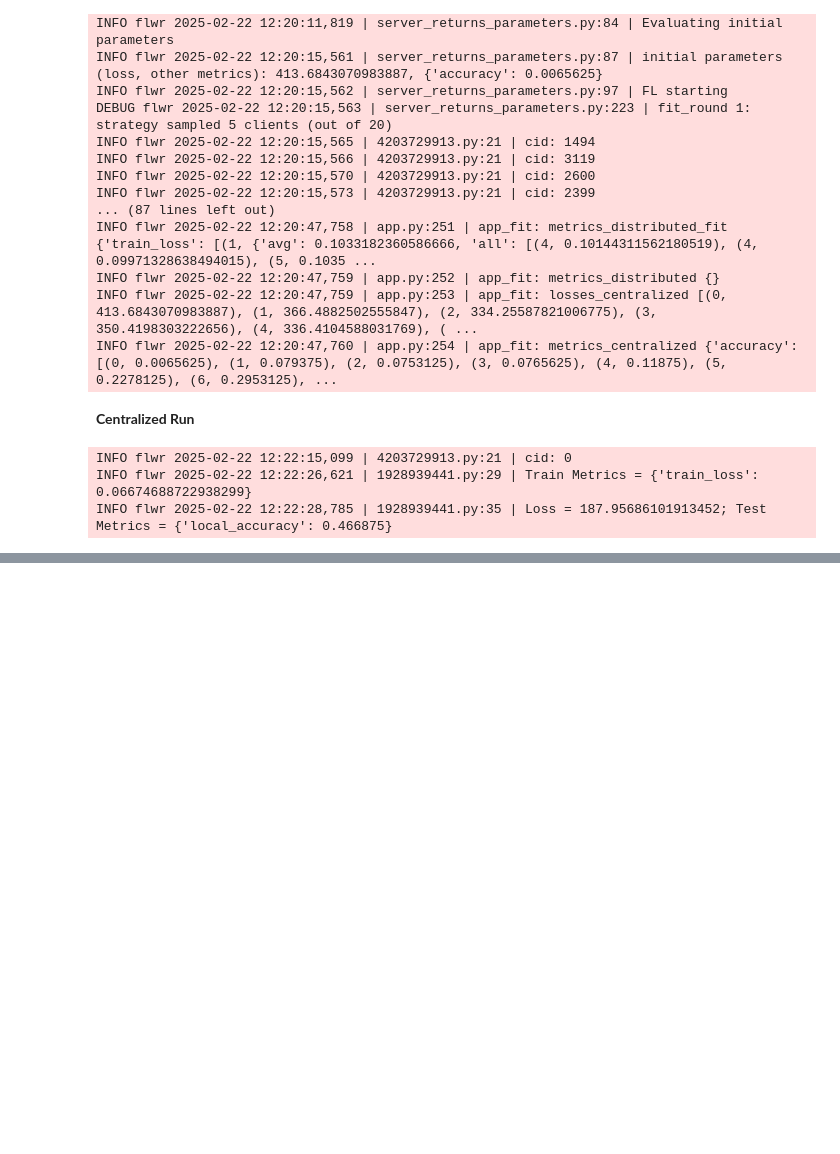
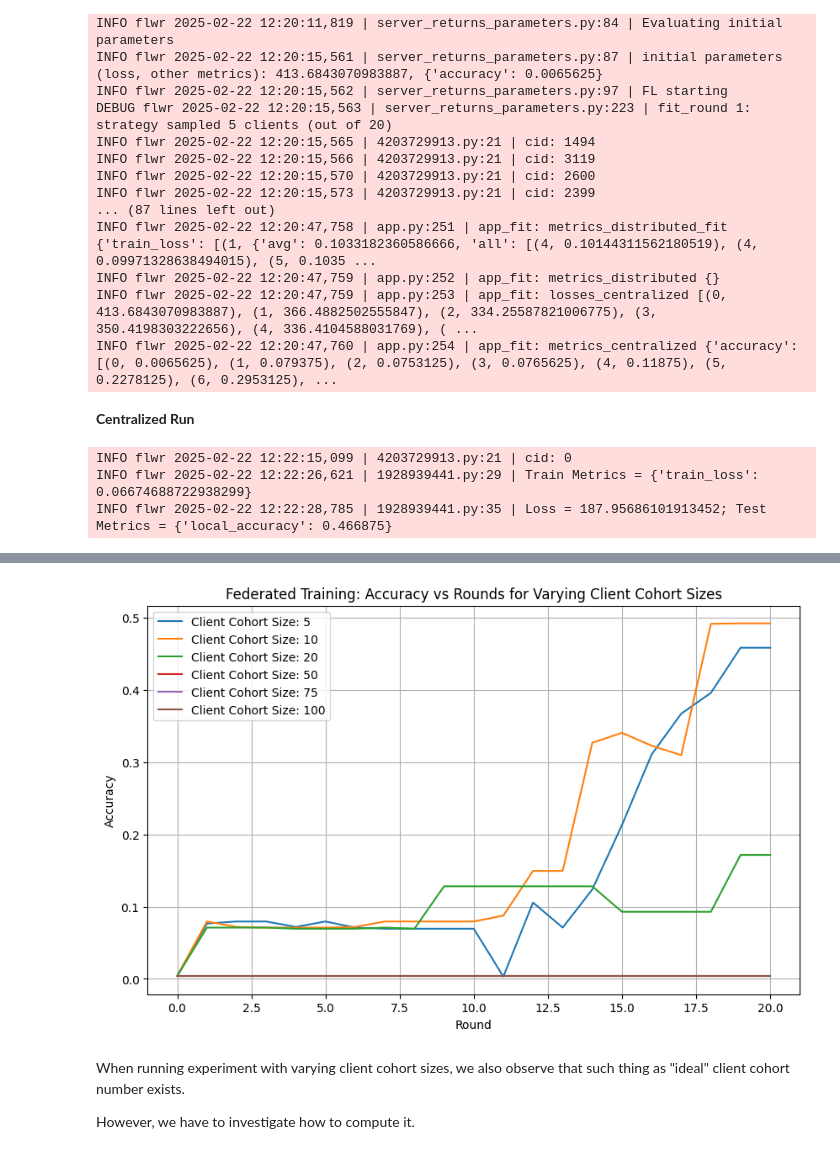
Before and after one commit to Lourencom/L361-FL-project, a Jupyter notebook: new.ipynb, the cells around one changed output, grey strips where cells are left out. Cells and saved outputs as stored; diff of their text form; code cells hidden in the pictures; blank space fills up the shorter version.

```diff
--- a/new.ipynb
+++ b/new.ipynb
@@ -668,0 +911,27 @@ INFO flwr 2025-02-22 12:22:28,785 | 1928939441.py:35 | Loss = 187.95686101913452
+# %%
+cohort_sizes = [5, 10, 20, 50, 75, 100]
+total_cohort_results = []
+
+for cohort_size in cohort_sizes:
+
+    parameters_for_each_round, hist = run_simulation(
+        num_rounds = num_rounds,
+        num_total_clients = num_total_clients,
+        num_clients_per_round = cohort_size,
+        num_evaluate_clients = num_evaluate_clients,
+        min_available_clients = num_total_clients,
+        min_fit_clients = cohort_size,
+        min_evaluate_clients = num_evaluate_clients,
+        evaluate_fn = federated_evaluation_function,
+        on_fit_config_fn = lambda _: train_cfg,
+        on_evaluate_config_fn = lambda _: test_cfg,
+        initial_parameters = initial_parameters,
+        fit_metrics_aggregation_fn = aggregate_weighted_average,
+        evaluate_metrics_aggregation_fn = aggregate_weighted_average,
+        federated_client_generator = federated_client_generator,
+        server_learning_rate=server_learning_rate,
+        server_momentum=server_momentum,
+        accept_failures=accept_failures,
+        )
+
+    total_cohort_results.append((cohort_size, parameters_for_each_round, hist))
@@ -668,0 +956,22 @@ INFO flwr 2025-02-22 12:22:28,785 | 1928939441.py:35 | Loss = 187.95686101913452
+# %%
+import matplotlib.pyplot as plt
+
+plt.figure(figsize=(10, 6))
+for cohort_size, params, hist in total_cohort_results:
+
+    accuracies = get_centralized_acc_from_hist(hist)
+
+    plt.plot(accuracies, label=f"Client Cohort Size: {cohort_size}")
+
+plt.xlabel("Round")
+plt.ylabel("Accuracy")
+plt.title("Federated Training: Accuracy vs Rounds for Varying Client Cohort Sizes")
+plt.legend()
+plt.grid()
+plt.show()
+# %% [output]
+[figure, added]
+# %% [markdown]
+When running experiment with varying client cohort sizes, we also observe that such thing as "ideal" client cohort number exists.
+
+However, we have to investigate how to compute it.
```
Also changed, not shown: parts of 12 cells of this notebook.
